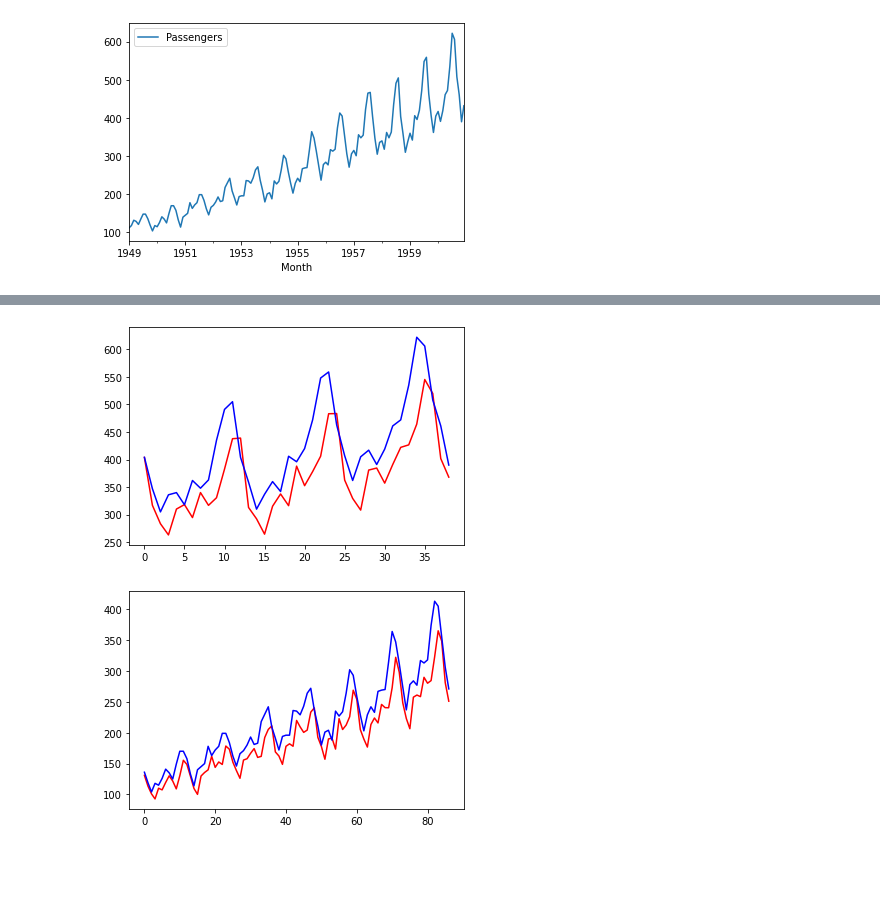
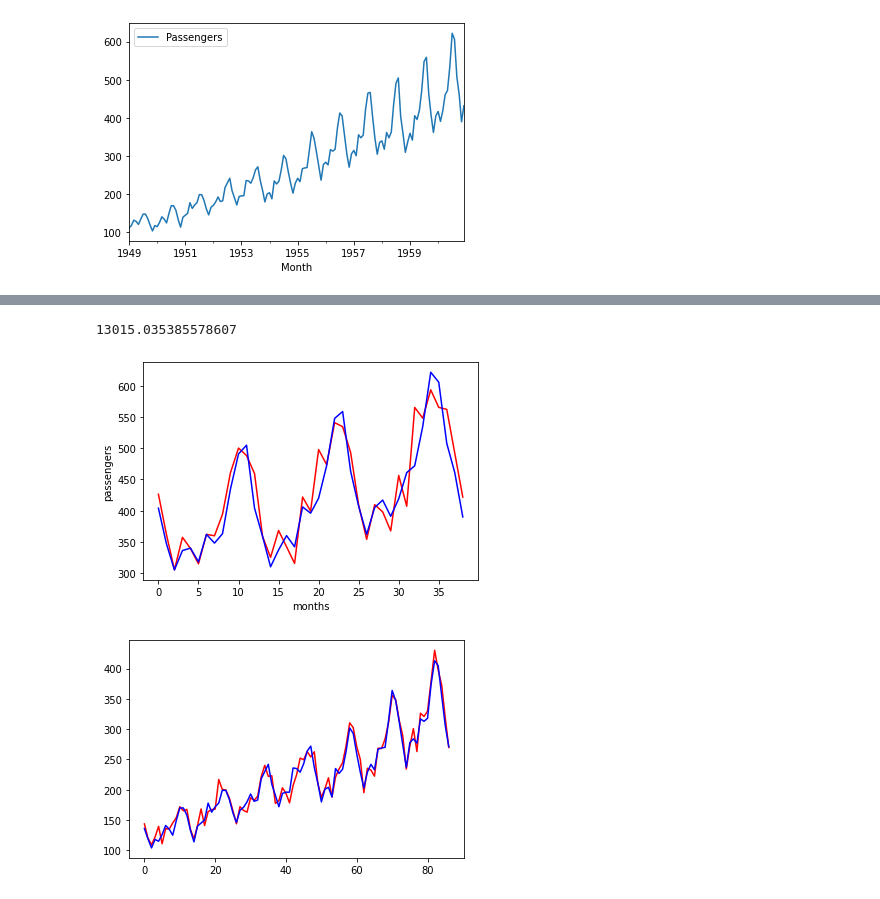
Before and after one commit to ryanmahan/kaggle, a Jupyter notebook: shampoo-sales/shampoo.ipynb, the cells around one changed output, grey strips where cells are left out. Saved outputs shown, nothing was run; the diff lists cells and outputs as text; code cells hidden in the pictures; blank space fills up the shorter version.

```diff
--- a/shampoo-sales/shampoo.ipynb
+++ b/shampoo-sales/shampoo.ipynb
@@ -26,3 +27,7 @@ sales.plot()
 # %% [output]
 <AxesSubplot:xlabel='Month'>
 [figure]
+# %%
+sales["diff"] = sales.Passengers.diff()
+sales["diff"][0] = 0
+sales.head()
@@ -41,16 +66,19 @@ print(train.shape, test.shape)
 def create_dataset(dataset, look_back=1):
 	dataX, dataY = [], []
 	for i in range(len(dataset)-look_back-1):
-		a = dataset[i:(i+look_back), 0]
+		a = dataset[i:(i+look_back),]
 		dataX.append(a)
-		dataY.append(dataset[i + look_back, 0])
+		dataY.append(dataset[i + look_back,])
 	return np.array(dataX), np.array(dataY)
 
 look_back = 8
 trainX, trainY = create_dataset(train, look_back)
 testX, testY = create_dataset(test, look_back)
 
-trainX = np.reshape(trainX, (trainX.shape[0], 1, trainX.shape[1]))
-testX = np.reshape(testX, (testX.shape[0], 1, testX.shape[1]))
-print(trainX.shape)
+trainX = np.reshape(trainX, (trainX.shape[0], 2, trainX.shape[1]))
+testX = np.reshape(testX, (testX.shape[0], 2, testX.shape[1]))
+trainY = trainY[:,0]
+testY = testY[:,0]
+print(trainY)
+print(trainX.shape, trainY.shape)
 # %% [output]
@@ -88,11 +103,17 @@ from tensorflow.keras.models import Sequential
 model = Sequential()
 model.add(Input(shape=(1, look_back)))
 model.add(
-    Bidirectional(LSTM(64, activation='relu'))
+    Bidirectional(LSTM(256, activation='relu', return_sequences=True))
 )
-
-model.add(Dense(16))
+model.add(
+    Bidirectional(LSTM(128, activation='relu'))
+)
+model.add(
+    Bidirectional(LSTM(128, activation='relu'))
+)
 model.add(Dropout(.1))
+model.add(Dense(64))
+model.add(Dense(32))
 model.add(Dense(1))
 model.summary()
 # %% [output]
@@ -139,15 +158,19 @@ Epoch 100/100
 <tensorflow.python.keras.callbacks.History at 0x...>
 # %%
 pred = model.predict(testX)
+print(np.square(testY-pred).mean())
 plt.plot(pred, "r")
 plt.plot(testY, "b")
+plt.xlabel("months")
+plt.ylabel("passengers")
 plt.show()
 # %% [output]
+13015.035385578607
-[figure, old version]
+[figure, new version]
 # %%
 pred_train = model.predict(trainX)
 plt.plot(pred_train, "r")
 plt.plot(trainY, "b")
 plt.show()
 # %% [output]
-[figure, old version]
+[figure, new version]
```
Also changed, not shown: parts of 7 cells of this notebook, 1 other file.
